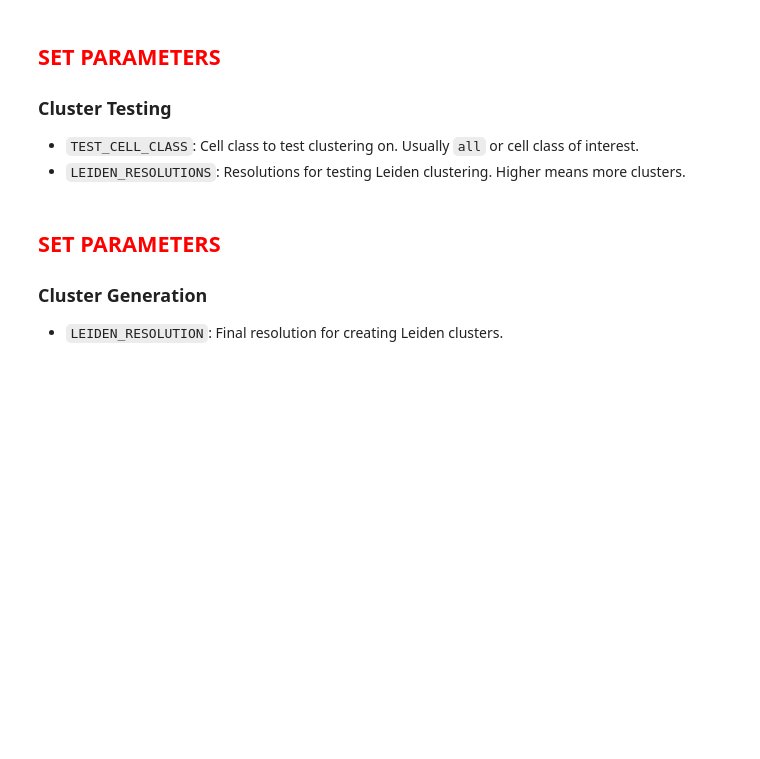
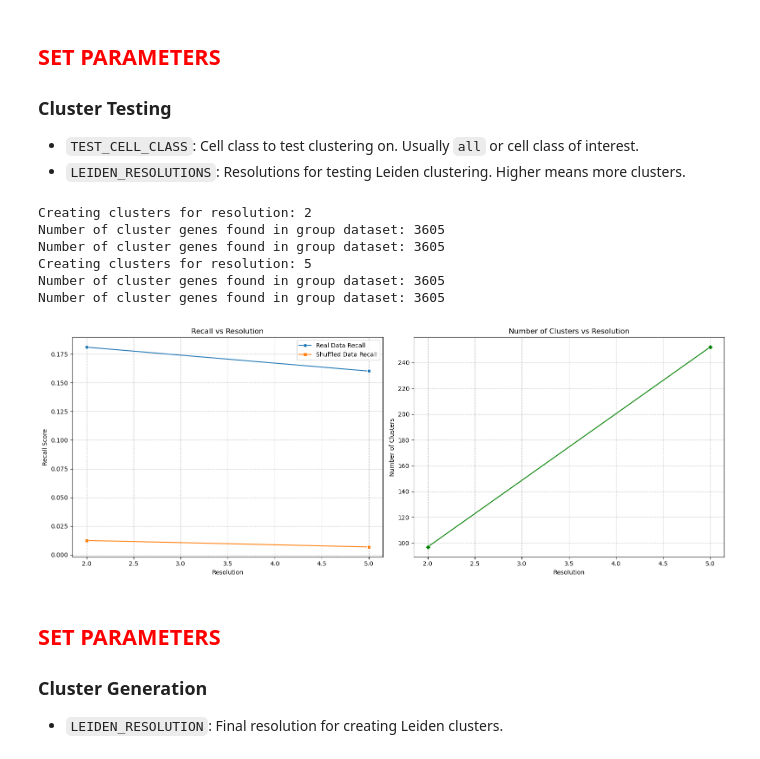
Before and after one commit to cheeseman-lab/brieflow-analysis, a Jupyter notebook: analysis/9.configure_cluster_params.ipynb, the cells around one changed output. Drawn from its saved outputs; the diff is of its cells as text; code cells hidden in the pictures; blank space fills up the shorter version.

```diff
--- a/analysis/9.configure_cluster_params.ipynb
+++ b/analysis/9.configure_cluster_params.ipynb
@@ -144,35 +144,43 @@ CONTROL_KEY = config["aggregate"]["control_key"]
 # %%
 # TODO: update to real paths
 # aggregated_data_path = (
 #     ROOT_FP
 #     / "aggregate"
 #     / "tsvs"
 #     / get_filename({"cell_class": TEST_CELL_CLASS}, "aggregated", "tsv")
 # )
 # aggregated_data = pd.read_csv(aggregated_data_path, sep="\t")
 aggregated_data_path = "/lab/barcheese01/rkern/aggregate_overhaul/brieflow-analysis/analysis/analysis_root_OLD_DATA/aggregate/parquets/CC-all__aggregated.parquet"
 aggregated_data = pd.read_parquet(aggregated_data_path)
 
 # create baseline data by shuffling columns independently
 shuffled_aggregated_data = aggregated_data.copy()
 feature_start_idx = shuffled_aggregated_data.columns.get_loc("PC_0")
 feature_cols = shuffled_aggregated_data.columns[feature_start_idx:]
 for col in feature_cols:
     shuffled_aggregated_data[col] = np.random.permutation(
         shuffled_aggregated_data[col].values
     )
 
 # TODO: actually run this
-# resolution_thresholding_df, resolution_thresholding_fig = (
-#     perform_resolution_thresholding(
-#         aggregated_data,
-#         shuffled_aggregated_data,
-#         LEIDEN_RESOLUTIONS,
-#         string_pair_benchmark,
-#         PERTURBATION_NAME_COL,
-#         CONTROL_KEY,
-#     )
-# )
+resolution_thresholding_df, resolution_thresholding_fig = (
+    perform_resolution_thresholding(
+        aggregated_data,
+        shuffled_aggregated_data,
+        LEIDEN_RESOLUTIONS,
+        string_pair_benchmark,
+        PERTURBATION_NAME_COL,
+        CONTROL_KEY,
+    )
+)
+# %% [output]
+Creating clusters for resolution: 2
+Number of cluster genes found in group dataset: 3605
+Number of cluster genes found in group dataset: 3605
+Creating clusters for resolution: 5
+Number of cluster genes found in group dataset: 3605
+Number of cluster genes found in group dataset: 3605
+[figure, added]
 # %% [markdown]
 ## <font color='red'>SET PARAMETERS</font>
 
```
Also changed, not shown: parts of 2 cells of this notebook, 2 other files.
